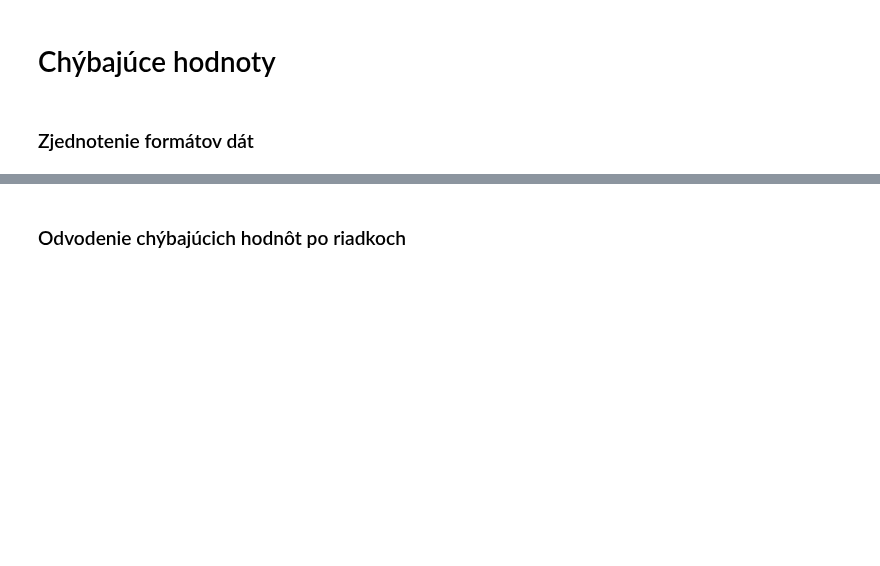
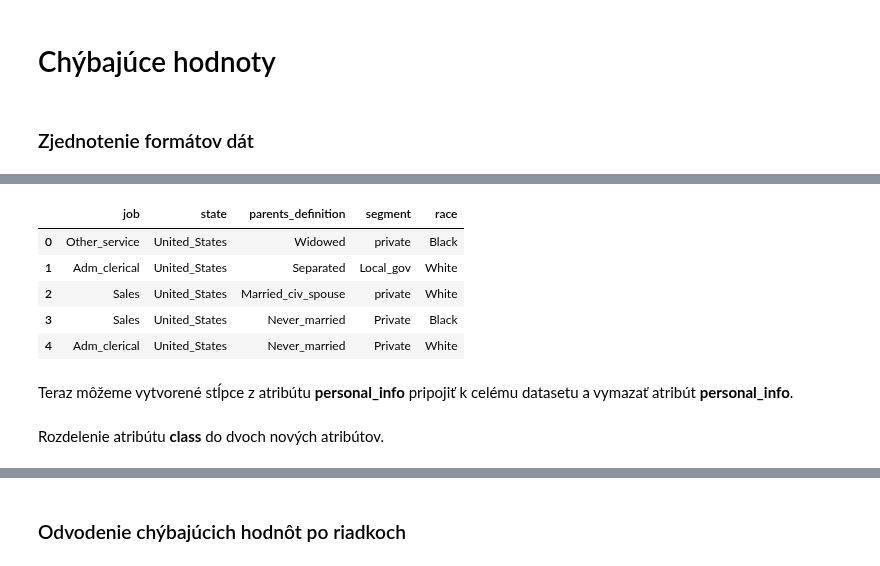
Before and after one commit to PeterJurkacek/IAU_2018_Jurkacek_Vyskoc, a Jupyter notebook: Jurkacek_Vyskoc_predspracovanie.ipynb, the cells around one changed output, grey strips where cells are left out. Drawn from its saved outputs; the diff is of its cells as text; code cells hidden in the pictures; blank space fills up the shorter version.

```diff
--- a/Jurkacek_Vyskoc_predspracovanie.ipynb
+++ b/Jurkacek_Vyskoc_predspracovanie.ipynb
@@ -106,0 +257,14 @@ NameError: name 'train_data' is not defined
+# %%
+for col in df_personal_data.columns:
+    df_personal_data[col] = df_personal_data[col].str.replace('-','_')
+
+df_personal_data.head()
+# %% [output]
+|  | job | state | parents_definition | segment | race |
+| 0 | Other_service | United_States | Widowed | private | Black |
+| 1 | Adm_clerical | United_States | Separated | Local_gov | White |
+| 2 | Sales | United_States | Married_civ_spouse | private | White |
+| 3 | Sales | United_States | Never_married | Private | Black |
+| 4 | Adm_clerical | United_States | Never_married | Private | White |
+# %% [markdown]
+Teraz môžeme vytvorené stĺpce z atribútu **personal_info** pripojiť k celému datasetu a vymazať atribút **personal_info**.
@@ -106,0 +274,2 @@ NameError: name 'train_data' is not defined
+# %% [markdown]
+Rozdelenie atribútu **class** do dvoch nových atribútov.
```
Also changed, not shown: parts of 42 cells of this notebook.
